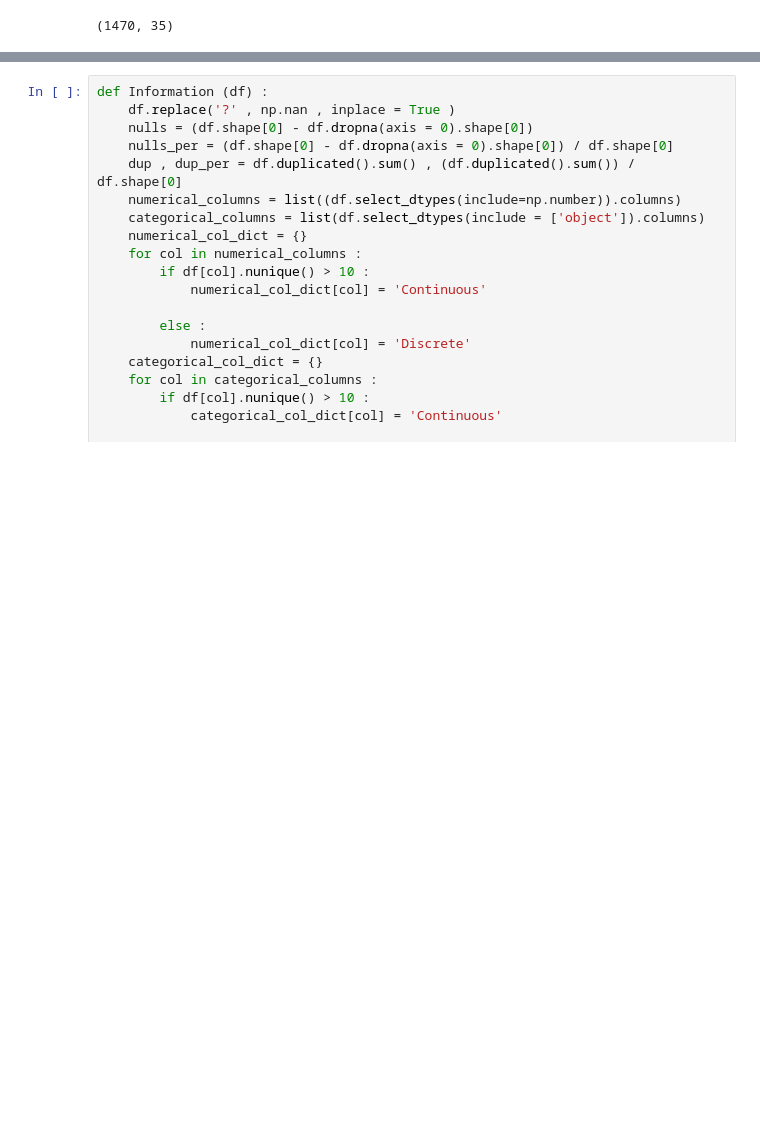
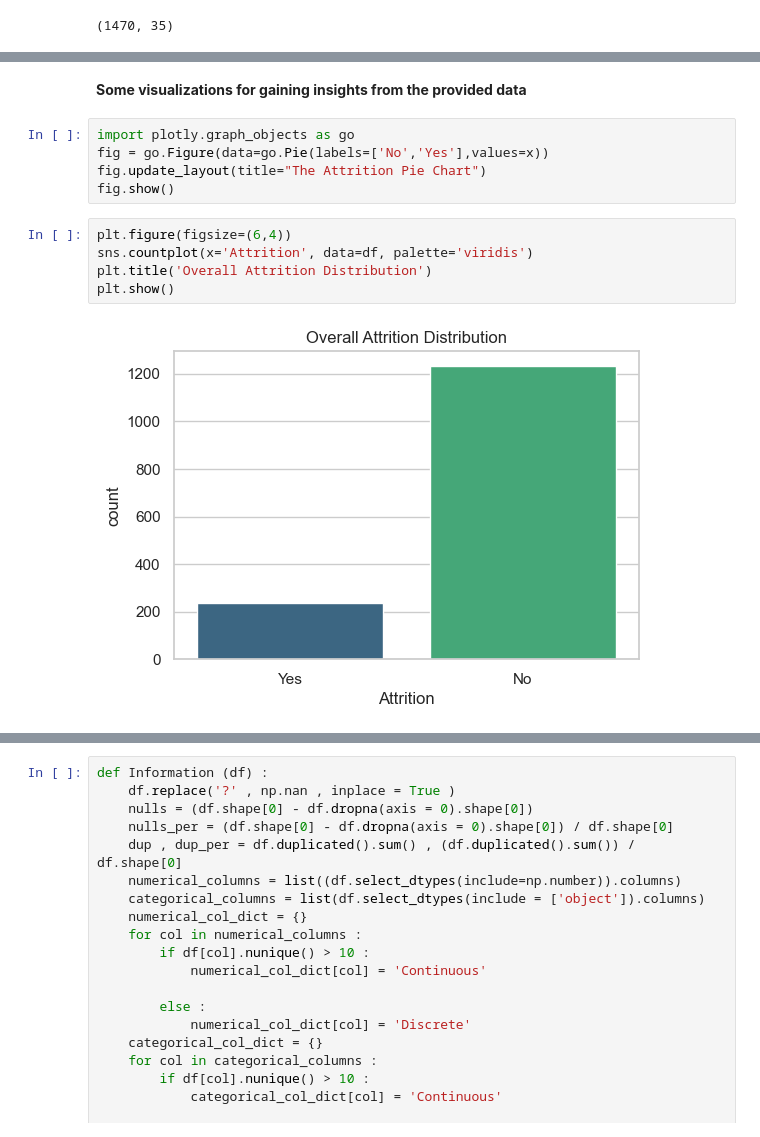
Before and after one commit to Laukit13/The-Retention-Equation-Predictive-Modeling-of-Employee-Turnover, a Jupyter notebook: Prediction.ipynb, the cells around one changed output, grey strips where cells are left out. Drawn from its saved outputs; the diff is of its cells as text; blank space fills up the shorter version.

```diff
--- a/Prediction.ipynb
+++ b/Prediction.ipynb
@@ -73,0 +89,14 @@ df.shape
+# %% [markdown]
+**Some visualizations for gaining insights from the provided data**
+# %%
+import plotly.graph_objects as go
+fig = go.Figure(data=go.Pie(labels=['No','Yes'],values=x))
+fig.update_layout(title="The Attrition Pie Chart")
+fig.show()
+# %%
+plt.figure(figsize=(6,4))
+sns.countplot(x='Attrition', data=df, palette='viridis')
+plt.title('Overall Attrition Distribution')
+plt.show()
+# %% [output]
+[figure, added]
```
Also changed, not shown: parts of 53 cells of this notebook, 1 other file.
